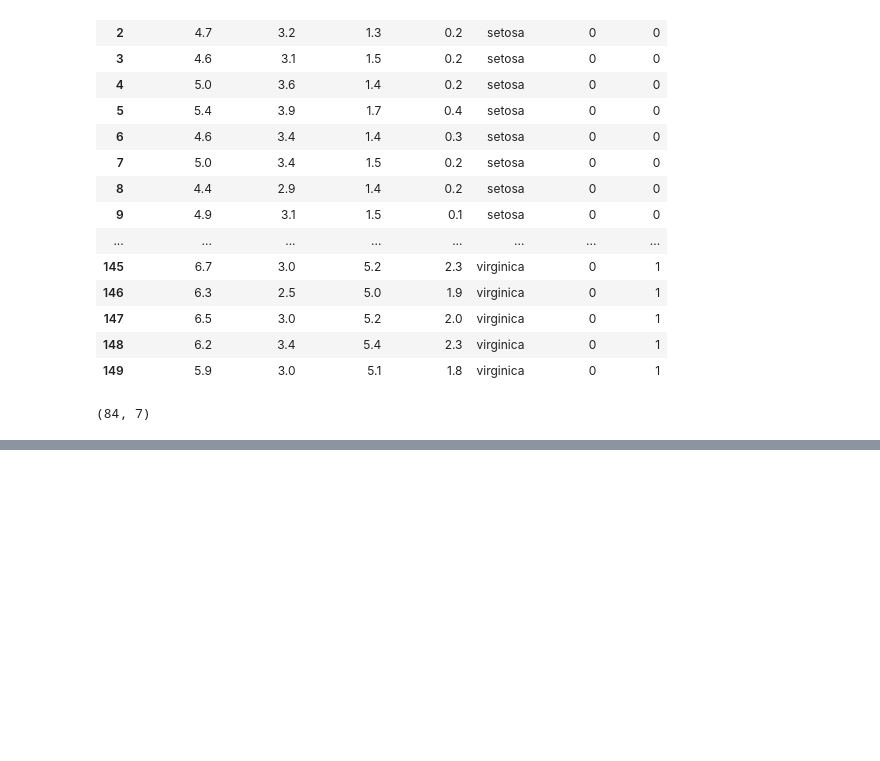
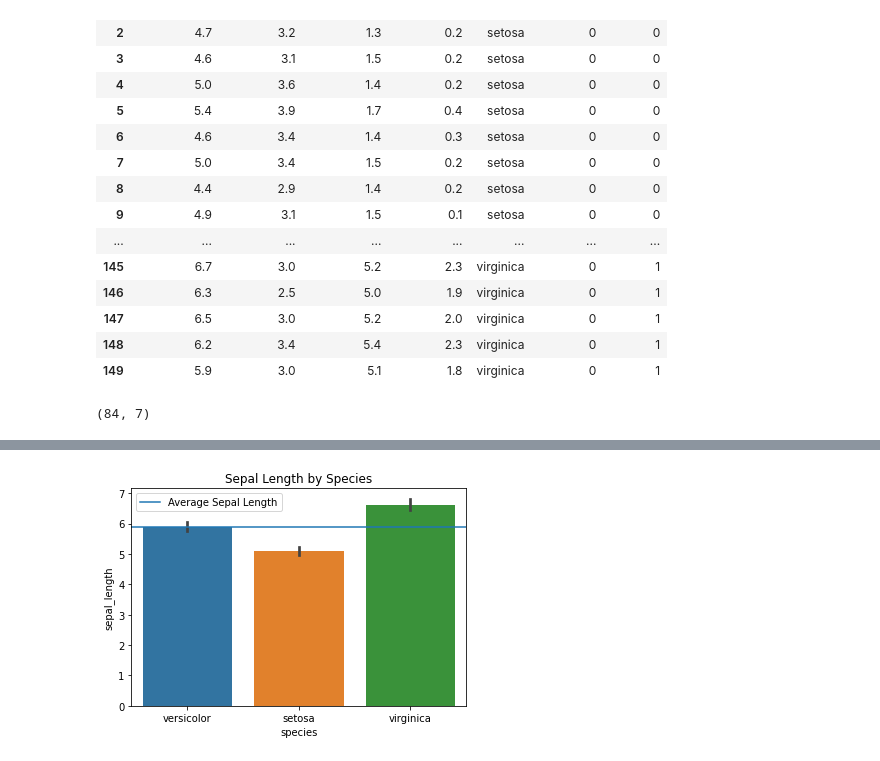
Before and after one commit to watermanbrandyn/classification-exercises, a Jupyter notebook: classification_exercises.ipynb, the cells around one changed output, grey strips where cells are left out. Saved outputs shown, nothing was run; the diff lists cells and outputs as text; code cells hidden in the pictures; blank space fills up the shorter version.

```diff
--- a/classification_exercises.ipynb
+++ b/classification_exercises.ipynb
@@ -822,0 +819,12 @@ sns.countplot(train.species)
+# %%
+# 3. Bivariate Stats
+# Visualize each measurement type (y-axis) with the species variable (x-axis) using barplots, adding a horizontal
+# line showing the overall mean of the metric (y-axis)
+plt.title('Sepal Length by Species')
+sns.barplot(x='species', y='sepal_length', data=train)
+sepal_length_avg = train.sepal_length.mean()
+plt.axhline(sepal_length_avg, label='Average Sepal Length')
+plt.legend()
+plt.show()
+# %% [output]
+[figure, added]
```
Also changed, not shown: parts of 41 cells of this notebook.
